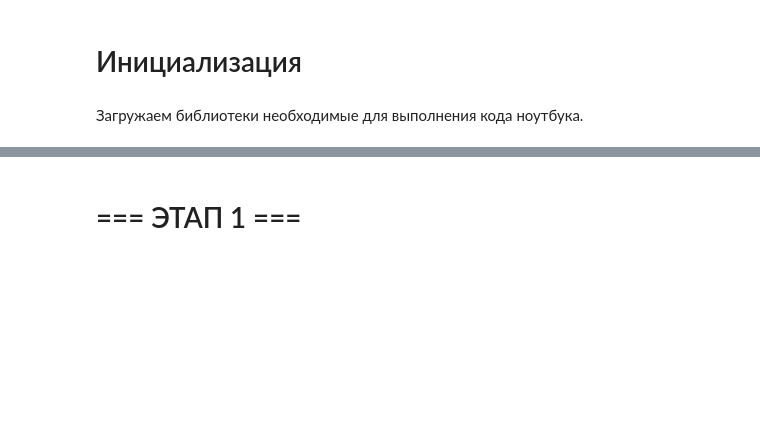
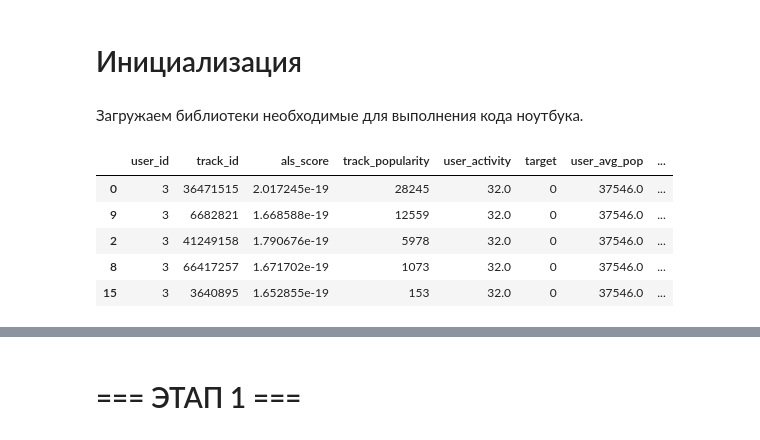
Before and after one commit to Valeron365/mle-project-sprint-4-v001-1, a Jupyter notebook: recommendations.ipynb, the cells around one changed output, grey strips where cells are left out. Cells and saved outputs as stored; diff of their text form; code cells hidden in the pictures; blank space fills up the shorter version.

```diff
--- a/recommendations.ipynb
+++ b/recommendations.ipynb
@@ -25,3 +25,15 @@ import sklearn.preprocessing
 from catboost import CatBoostClassifier, Pool
 
 RANDOM_STATE = 42
+# %%
+personal_recs = pd.read_parquet('personal_recs.parquet')
+top_popular = pd.read_parquet('top_popular.parquet')
+recommendations = pd.read_parquet('recommendations.parquet')
+recommendations.head()
+# %% [output]
+|  | user_id | track_id | als_score | track_popularity | user_activity | target | user_avg_pop | ... |
+| 0 | 3 | 36471515 | 2.017245e-19 | 28245 | 32.0 | 0 | 37546.0 | ... |
+| 9 | 3 | 6682821 | 1.668588e-19 | 12559 | 32.0 | 0 | 37546.0 | ... |
+| 2 | 3 | 41249158 | 1.790676e-19 | 5978 | 32.0 | 0 | 37546.0 | ... |
+| 8 | 3 | 66417257 | 1.671702e-19 | 1073 | 32.0 | 0 | 37546.0 | ... |
+| 15 | 3 | 3640895 | 1.652855e-19 | 153 | 32.0 | 0 | 37546.0 | ... |
```
Also changed, not shown: parts of 21 cells of this notebook, 6 other files.
